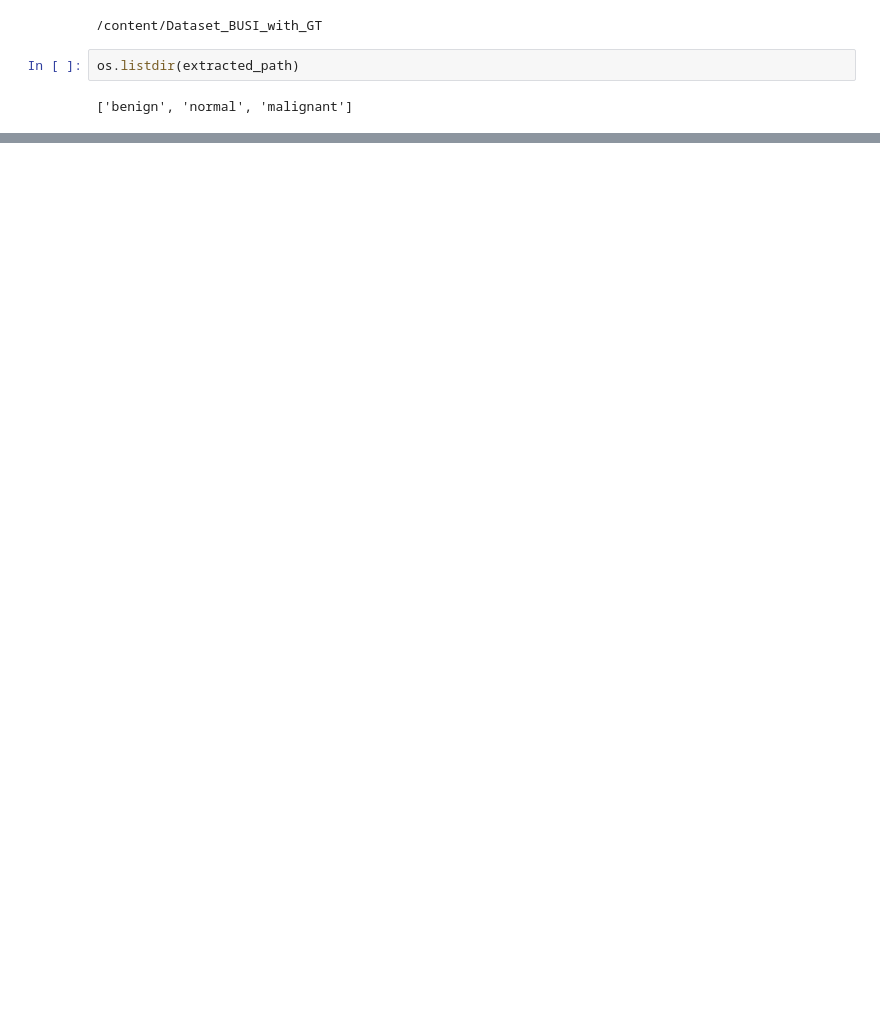
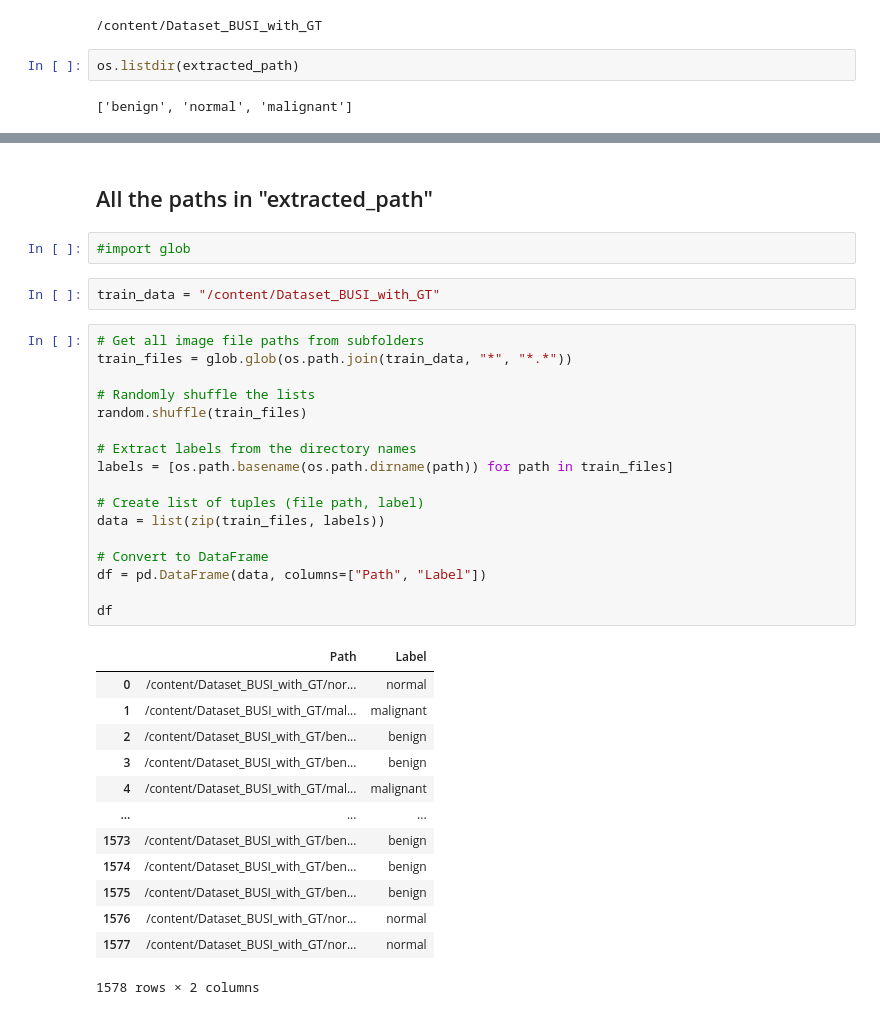
Before and after one commit to Lexie-D/Breast-Cancer-Classification, a Jupyter notebook: Breast_Cancer_classification.ipynb, the cells around one changed output, grey strips where cells are left out. Cells and saved outputs as stored; diff of their text form; blank space fills up the shorter version.

```diff
--- a/Breast_Cancer_classification.ipynb
+++ b/Breast_Cancer_classification.ipynb
@@ -69,0 +109,37 @@ os.listdir(extracted_path)
+# %% [markdown]
+## All the paths in "extracted_path"
+# %%
+#import glob
+# %%
+train_data = "/content/Dataset_BUSI_with_GT"
+# %%
+# Get all image file paths from subfolders
+train_files = glob.glob(os.path.join(train_data, "*", "*.*"))
+
+# Randomly shuffle the lists
+random.shuffle(train_files)
+
+# Extract labels from the directory names
+labels = [os.path.basename(os.path.dirname(path)) for path in train_files]
+
+# Create list of tuples (file path, label)
+data = list(zip(train_files, labels))
+
+# Convert to DataFrame
+df = pd.DataFrame(data, columns=["Path", "Label"])
+
+df
+# %% [output]
+|  | Path | Label |
+| 0 | /content/Dataset_BUSI_with_GT/nor... | normal |
+| 1 | /content/Dataset_BUSI_with_GT/mal... | malignant |
+| 2 | /content/Dataset_BUSI_with_GT/ben... | benign |
+| 3 | /content/Dataset_BUSI_with_GT/ben... | benign |
+| 4 | /content/Dataset_BUSI_with_GT/mal... | malignant |
+| ... | ... | ... |
+| 1573 | /content/Dataset_BUSI_with_GT/ben... | benign |
+| 1574 | /content/Dataset_BUSI_with_GT/ben... | benign |
+| 1575 | /content/Dataset_BUSI_with_GT/ben... | benign |
+| 1576 | /content/Dataset_BUSI_with_GT/nor... | normal |
+| 1577 | /content/Dataset_BUSI_with_GT/nor... | normal |
+1578 rows × 2 columns
```
Also changed, not shown: parts of 8 cells of this notebook.
